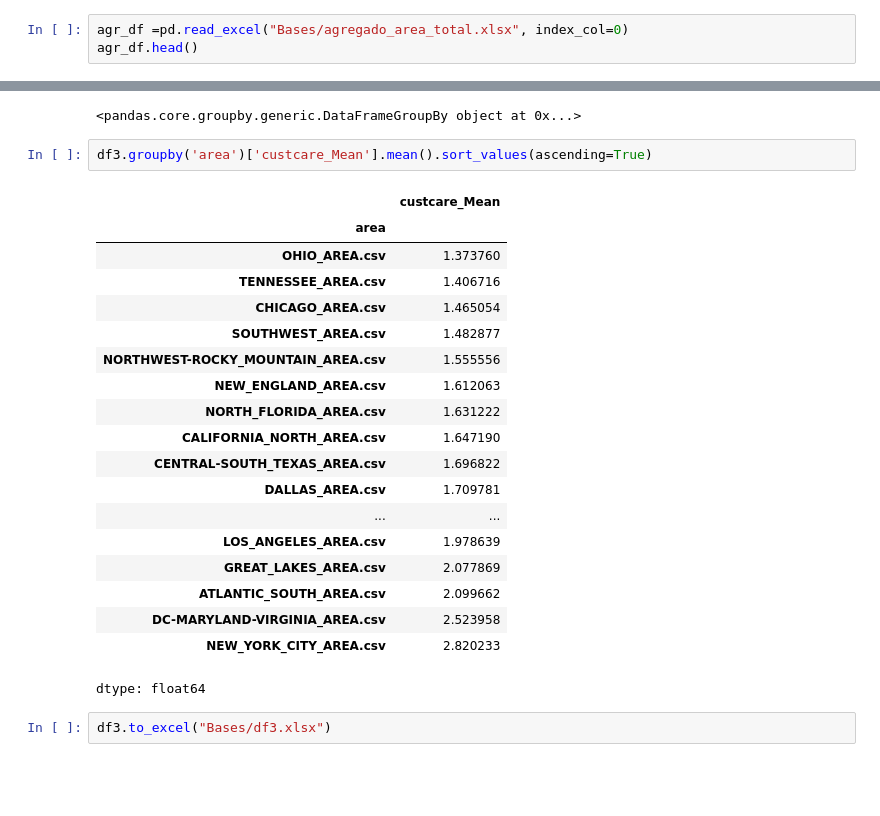
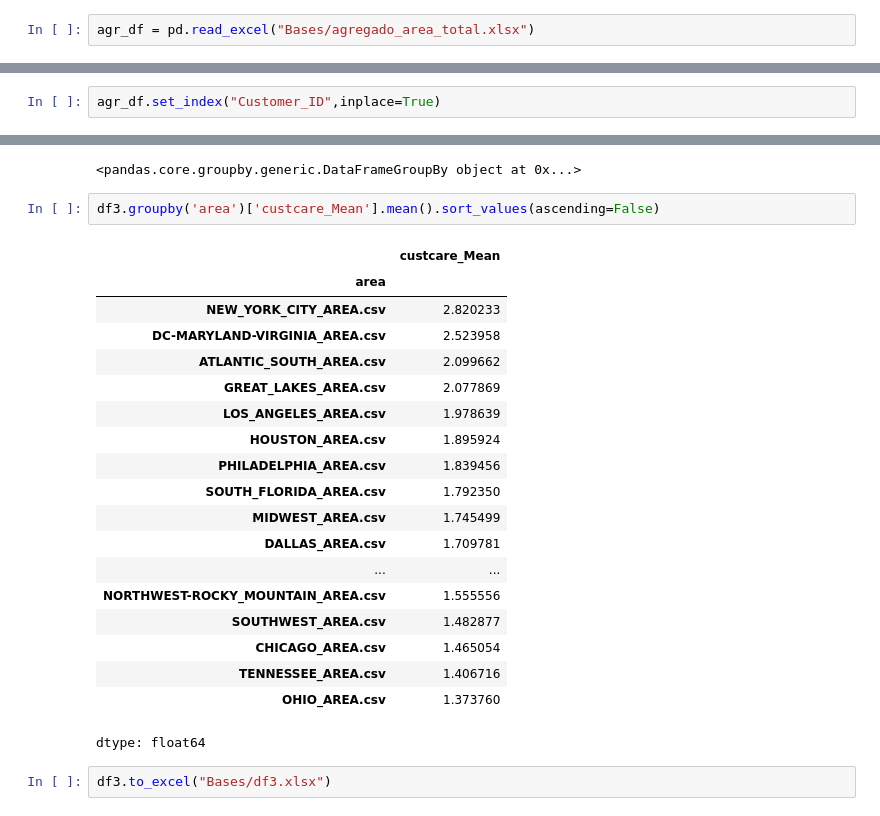
Before and after one commit to jazaineam1/Diplomado_ucentral_ME, a Jupyter notebook: Cuadernos/M1_Clase_3_Manipulación_de_datos_en_Python.ipynb, the cells around one changed output, grey strips where cells are left out. Saved outputs shown, nothing was run; the diff lists cells and outputs as text; blank space fills up the shorter version.

```diff
--- a/Cuadernos/M1_Clase_3_Manipulación_de_datos_en_Python.ipynb
+++ b/Cuadernos/M1_Clase_3_Manipulación_de_datos_en_Python.ipynb
@@ -657,5 +657,4 @@ Bases/agregado_area 100%[===================>] 252.81K  --.-KB/s    in 0.04s
 
 2025-03-27 00:16:59 (6.42 MB/s) - ‘Bases/agregado_area_total.xlsx’ saved [258880/258880]
 # %%
-agr_df =pd.read_excel("Bases/agregado_area_total.xlsx", index_col=0)
-agr_df.head()
+agr_df = pd.read_excel("Bases/agregado_area_total.xlsx")
@@ -709,0 +725,2 @@ agr_df.head(1)
+# %%
+agr_df.set_index("Customer_ID",inplace=True)
@@ -802,26 +875,26 @@ df3.groupby("area")
 # %% [output]
 <pandas.core.groupby.generic.DataFrameGroupBy object at 0x...>
 # %%
-df3.groupby('area')['custcare_Mean'].mean().sort_values(ascending=True)
+df3.groupby('area')['custcare_Mean'].mean().sort_values(ascending=False)
 # %% [output]
 |  | custcare_Mean |
 | area |  |
-| OHIO_AREA.csv | 1.373760 |
-| TENNESSEE_AREA.csv | 1.406716 |
-| CHICAGO_AREA.csv | 1.465054 |
-| SOUTHWEST_AREA.csv | 1.482877 |
-| NORTHWEST-ROCKY_MOUNTAIN_AREA.csv | 1.555556 |
-| NEW_ENGLAND_AREA.csv | 1.612063 |
-| NORTH_FLORIDA_AREA.csv | 1.631222 |
-| CALIFORNIA_NORTH_AREA.csv | 1.647190 |
-| CENTRAL-SOUTH_TEXAS_AREA.csv | 1.696822 |
+| NEW_YORK_CITY_AREA.csv | 2.820233 |
+| DC-MARYLAND-VIRGINIA_AREA.csv | 2.523958 |
+| ATLANTIC_SOUTH_AREA.csv | 2.099662 |
+| GREAT_LAKES_AREA.csv | 2.077869 |
+| LOS_ANGELES_AREA.csv | 1.978639 |
+| HOUSTON_AREA.csv | 1.895924 |
+| PHILADELPHIA_AREA.csv | 1.839456 |
+| SOUTH_FLORIDA_AREA.csv | 1.792350 |
+| MIDWEST_AREA.csv | 1.745499 |
 | DALLAS_AREA.csv | 1.709781 |
 | ... | ... |
-| LOS_ANGELES_AREA.csv | 1.978639 |
-| GREAT_LAKES_AREA.csv | 2.077869 |
-| ATLANTIC_SOUTH_AREA.csv | 2.099662 |
-| DC-MARYLAND-VIRGINIA_AREA.csv | 2.523958 |
-| NEW_YORK_CITY_AREA.csv | 2.820233 |
+| NORTHWEST-ROCKY_MOUNTAIN_AREA.csv | 1.555556 |
+| SOUTHWEST_AREA.csv | 1.482877 |
+| CHICAGO_AREA.csv | 1.465054 |
+| TENNESSEE_AREA.csv | 1.406716 |
+| OHIO_AREA.csv | 1.373760 |
 dtype: float64
 # %%
 df3.to_excel("Bases/df3.xlsx")
```
Also changed, not shown: parts of 12 cells of this notebook.
